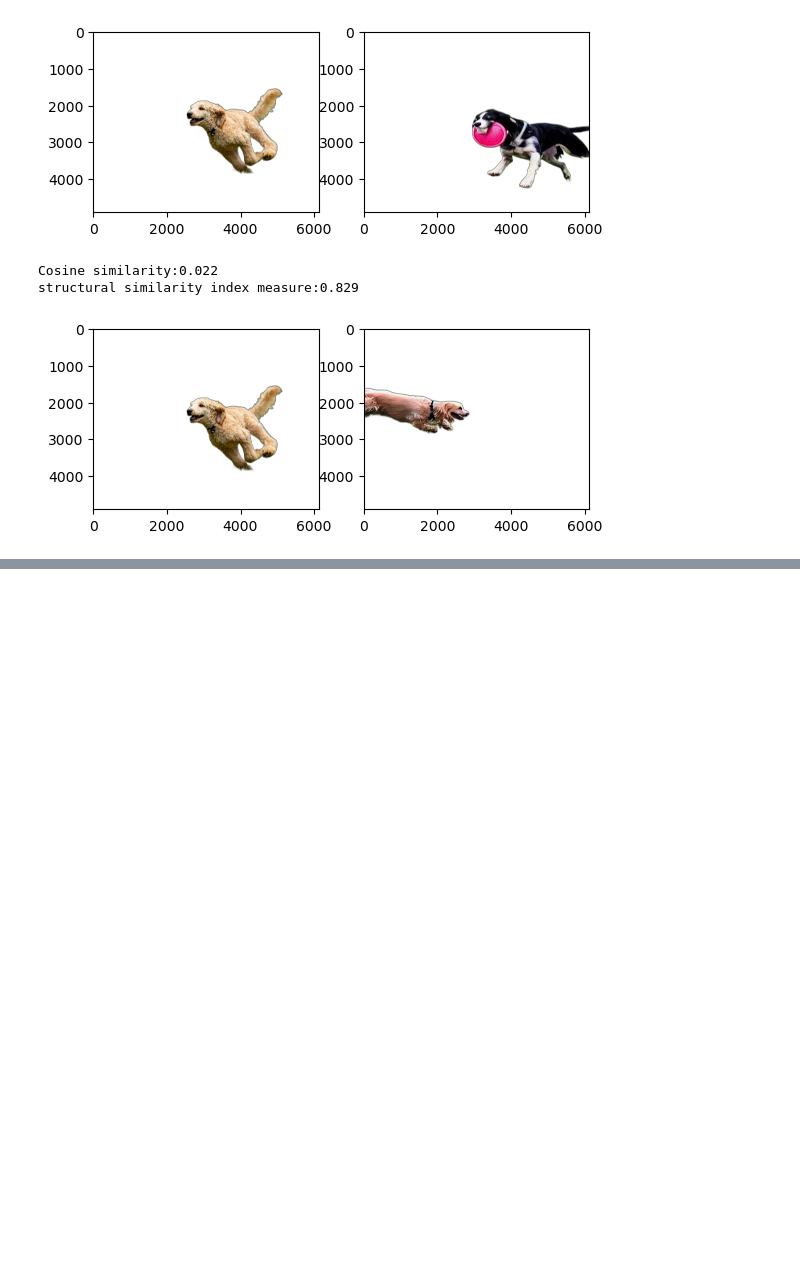
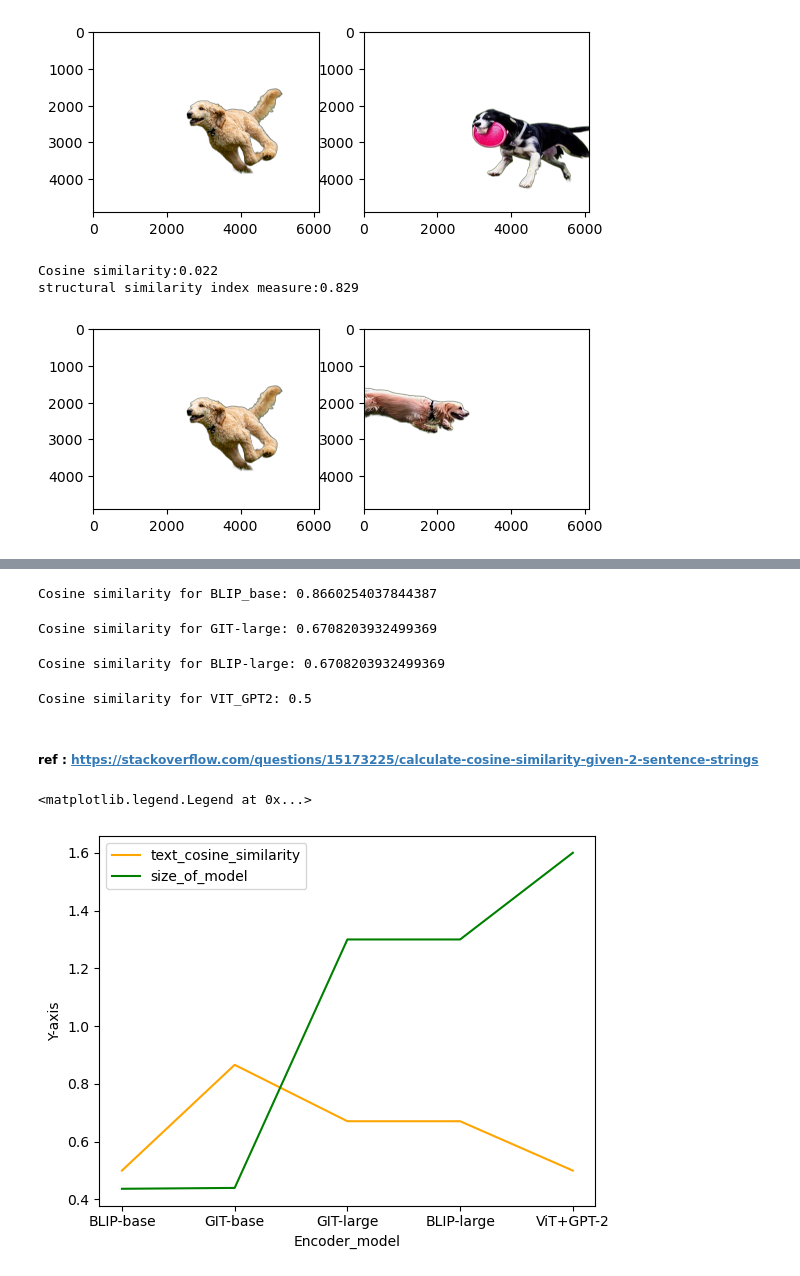
Before and after one commit to shubha07m/Energy-optimized-semantic-loss, a Jupyter notebook: similarity_testing.ipynb, the cells around one changed output, grey strips where cells are left out. Drawn from its saved outputs; the diff is of its cells as text; code cells hidden in the pictures; blank space fills up the shorter version.

```diff
--- a/similarity_testing.ipynb
+++ b/similarity_testing.ipynb
@@ -182,0 +266,45 @@ plt.legend()
+# %%
+# GIT-base encoder and semantic_text
+
+print(f"Cosine similarity for BLIP_base: {txt_cosine_sim(text_semantic, text_git_base)}")
+# %% [output]
+Cosine similarity for BLIP_base: 0.8660254037844387
+# %%
+# GIT-large encoder and semantic_text
+
+print(f"Cosine similarity for GIT-large: {txt_cosine_sim(text_semantic, text_git_large)}")
+# %% [output]
+Cosine similarity for GIT-large: 0.6708203932499369
+# %%
+# BLIP-large encoder and semantic_text
+
+print(f"Cosine similarity for BLIP-large: {txt_cosine_sim(text_semantic, text_blip_large)}")
+# %% [output]
+Cosine similarity for BLIP-large: 0.6708203932499369
+# %%
+# VIT_GPT2 encoder and semantic_text
+
+print(f"Cosine similarity for VIT_GPT2: {txt_cosine_sim(text_semantic, text_ViT_GPT2)}")
+# %% [output]
+Cosine similarity for VIT_GPT2: 0.5
+# %% [markdown]
+##### ref : https://stackoverflow.com/questions/15173225/calculate-cosine-similarity-given-2-sentence-strings #####
+# %%
+### Plotting performences of two similarity metrices by five encoder models without background###
+
+cosine_similaritys = [0.5,0.8660254037844387,0.6708203932499369,0.6708203932499369,0.5]
+
+size_of_model = [.437,.44,1.3,1.3,1.6]
+
+
+x = ['BLIP-base','GIT-base','GIT-large','BLIP-large','ViT+GPT-2']
+
+plt.plot(x, cosine_similaritys, label='text_cosine_similarity',color="orange")
+plt.plot(x, size_of_model, label='size_of_model',color="green")
+
+plt.xlabel('Encoder_model')
+plt.ylabel('Y-axis')
+plt.legend()
+# %% [output]
+<matplotlib.legend.Legend at 0x...>
+[figure, added]
```
Also changed, not shown: parts of 10 cells of this notebook.
